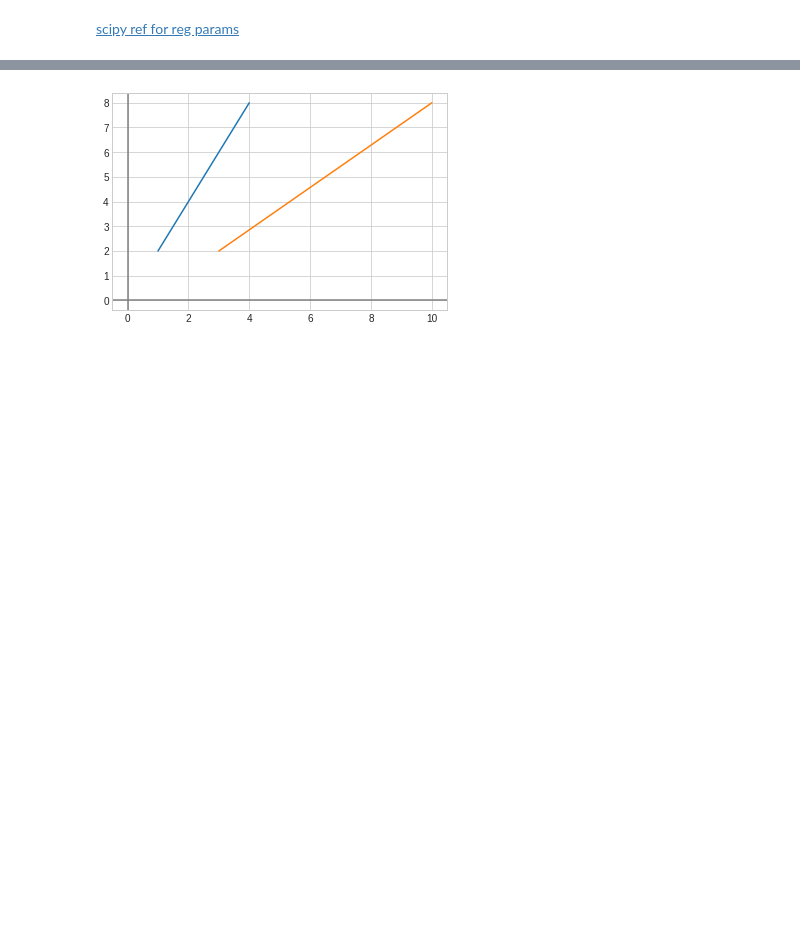
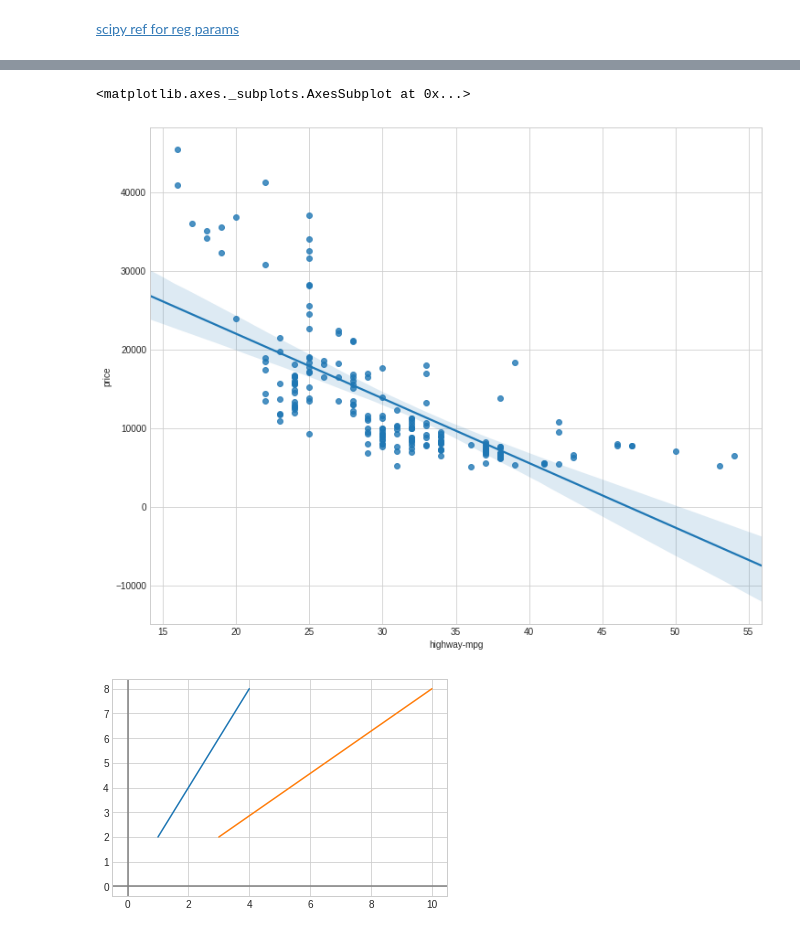
Before and after one commit to chezydan/pytopics, a Jupyter notebook: Visuals.ipynb, the cells around one changed output, grey strips where cells are left out. Drawn from its saved outputs; the diff is of its cells as text; code cells hidden in the pictures; blank space fills up the shorter version.

```diff
--- a/Visuals.ipynb
+++ b/Visuals.ipynb
@@ -282,0 +281,6 @@ predicted values for h
+# %%
+# path of data
+import pandas as pd
+path = 'https://ibm.box.com/shared/static/q6iiqb1pd7wo8r3q28jvgsrprzezjqk3.csv'
+df = pd.read_csv(path)
+df.columns
@@ -283,3 +308,10 @@ predicted values for h
+# %%
+
+plt.figure(figsize=(width, height))
+sns.regplot(x="highway-mpg", y="price", data=df)
+# %% [output]
+<matplotlib.axes._subplots.AxesSubplot at 0x...>
+[figure, added]
 # %%
 
 l1=[(1,2),(4,8)]
```
Also changed, not shown: parts of 6 cells of this notebook, 26 other files.
